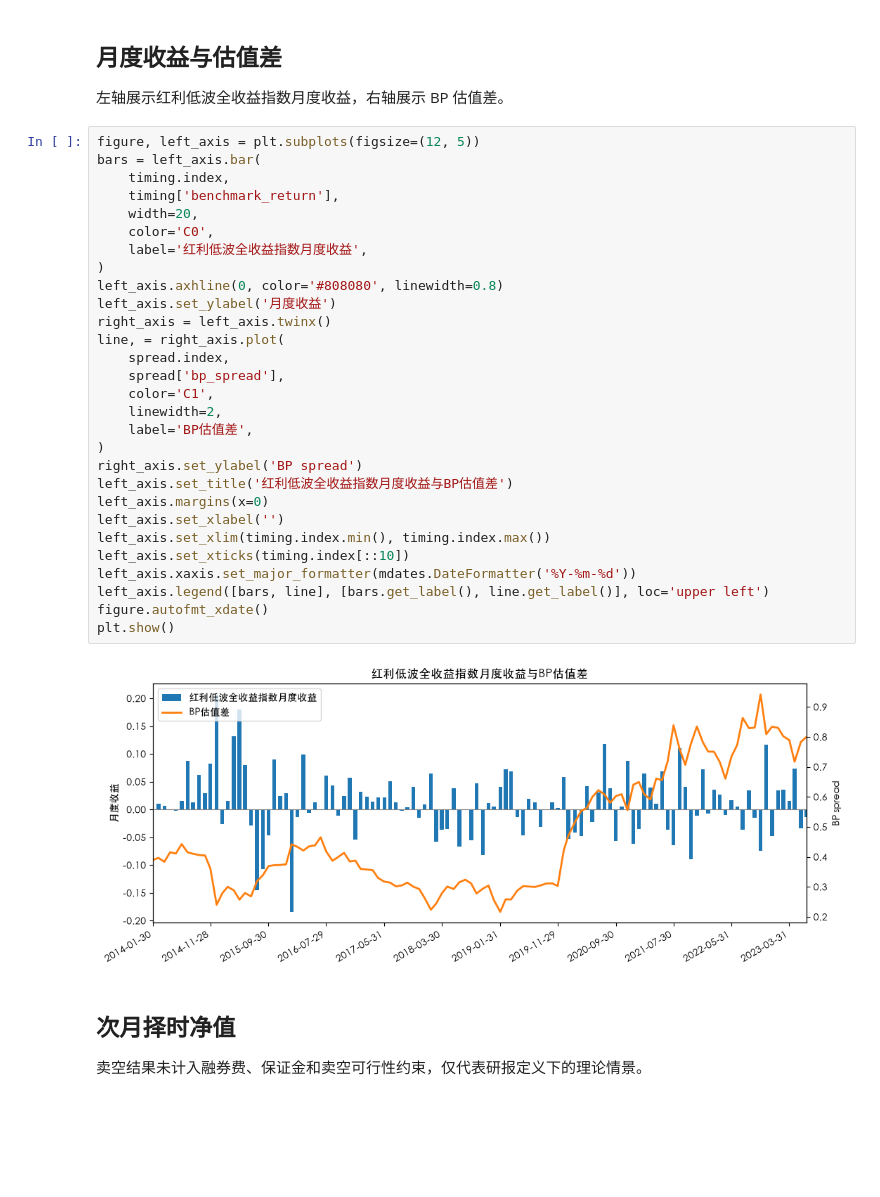
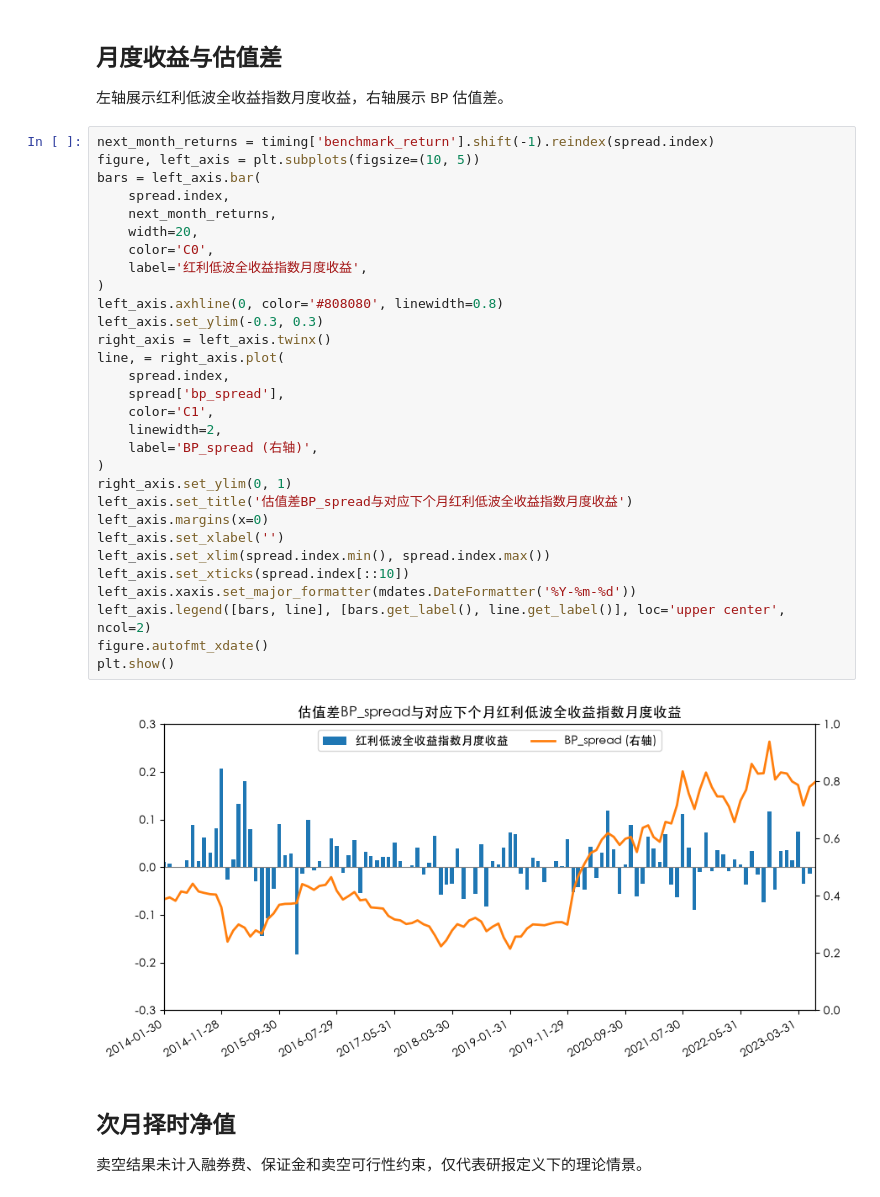
Before and after one commit to zyye00/pyquant, a Jupyter notebook: notebooks/dividend_low_vol/strategy_3_valuation_spread_timing.ipynb, the cells around one changed output. Saved outputs shown, nothing was run; the diff lists cells and outputs as text; blank space fills up the shorter version.

```diff
--- a/notebooks/dividend_low_vol/strategy_3_valuation_spread_timing.ipynb
+++ b/notebooks/dividend_low_vol/strategy_3_valuation_spread_timing.ipynb
@@ -81,36 +81,37 @@ plt.show()
 
 左轴展示红利低波全收益指数月度收益，右轴展示 BP 估值差。
 # %%
-figure, left_axis = plt.subplots(figsize=(12, 5))
+next_month_returns = timing['benchmark_return'].shift(-1).reindex(spread.index)
+figure, left_axis = plt.subplots(figsize=(10, 5))
 bars = left_axis.bar(
-    timing.index,
-    timing['benchmark_return'],
+    spread.index,
+    next_month_returns,
     width=20,
     color='C0',
     label='红利低波全收益指数月度收益',
 )
 left_axis.axhline(0, color='#808080', linewidth=0.8)
-left_axis.set_ylabel('月度收益')
+left_axis.set_ylim(-0.3, 0.3)
 right_axis = left_axis.twinx()
 line, = right_axis.plot(
     spread.index,
     spread['bp_spread'],
     color='C1',
     linewidth=2,
-    label='BP估值差',
+    label='BP_spread (右轴)',
 )
-right_axis.set_ylabel('BP spread')
-left_axis.set_title('红利低波全收益指数月度收益与BP估值差')
+right_axis.set_ylim(0, 1)
+left_axis.set_title('估值差BP_spread与对应下个月红利低波全收益指数月度收益')
 left_axis.margins(x=0)
 left_axis.set_xlabel('')
-left_axis.set_xlim(timing.index.min(), timing.index.max())
-left_axis.set_xticks(timing.index[::10])
+left_axis.set_xlim(spread.index.min(), spread.index.max())
+left_axis.set_xticks(spread.index[::10])
 left_axis.xaxis.set_major_formatter(mdates.DateFormatter('%Y-%m-%d'))
-left_axis.legend([bars, line], [bars.get_label(), line.get_label()], loc='upper left')
+left_axis.legend([bars, line], [bars.get_label(), line.get_label()], loc='upper center', ncol=2)
 figure.autofmt_xdate()
 plt.show()
 # %% [output]
-[figure, old version]
+[figure, new version]
 # %% [markdown]
 ## 次月择时净值
 
```
Also changed, not shown: 4 other files.
